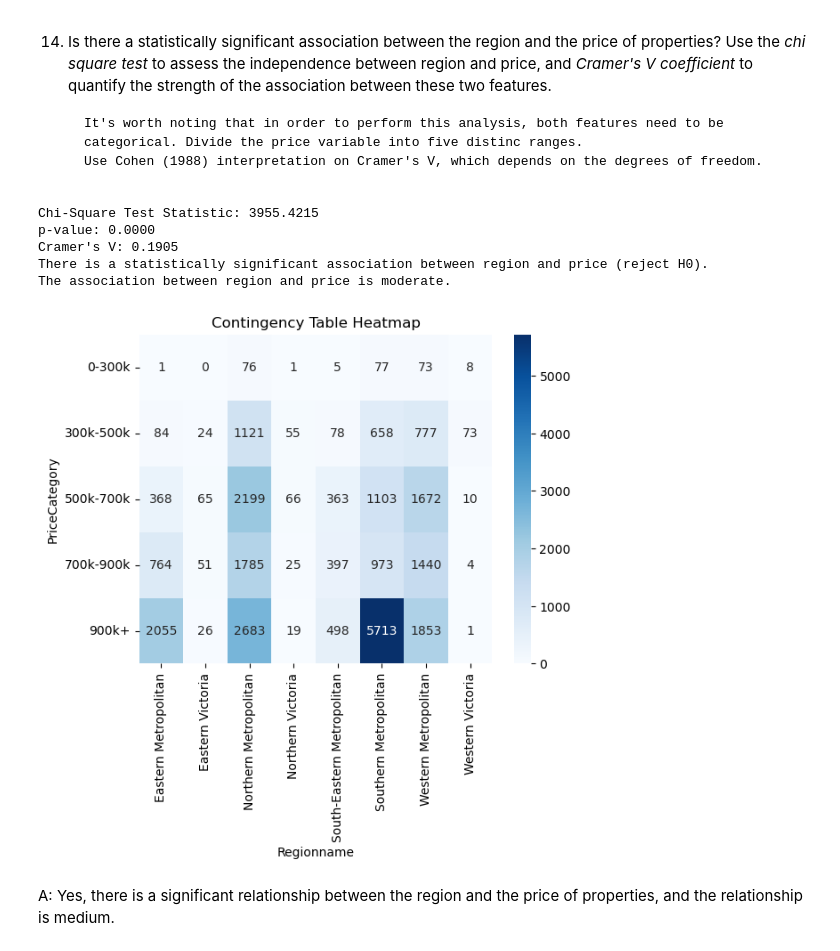
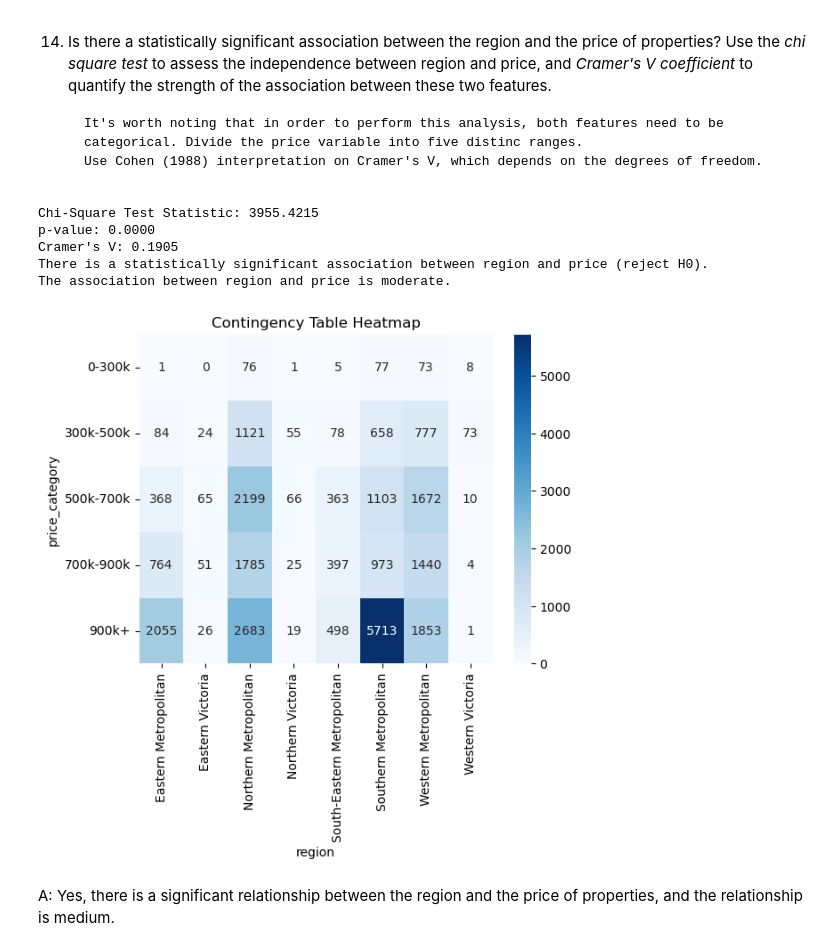
Before and after one commit to bruhu/week-6-assessment, a Jupyter notebook: assessment_notebook.ipynb, the cells around one changed output. Drawn from its saved outputs; the diff is of its cells as text; code cells hidden in the pictures.

Commit message:
fix column name references

```diff
--- a/assessment_notebook.ipynb
+++ b/assessment_notebook.ipynb
@@ -91,8 +91,8 @@ Index(['suburb', 'address', 'rooms', 'property_type', 'price', 'sale_type',
 # %% [markdown]
 1. Cast the `price` column in the dataset to an integer type and remove any null values in de `price` column. Which of the following statements is true regarding dropping null values?
 # %%
-# cast 'Price' column to integer type, remove null values
-df.loc[:, 'Price'] = pd.to_numeric(df['Price'], errors='coerce')
-df = df.dropna(subset=['Price'])
+# cast 'price' column to integer type, remove null values
+df.loc[:, 'price'] = pd.to_numeric(df['price'], errors='coerce')
+df = df.dropna(subset=['price'])
 # print(df)
 # %%
@@ -120,5 +120,5 @@ property_types = {
     't': 'Townhouse'
 }
 
-df['Type'] = df['Type'].replace(property_types)
+df['property_type'] = df['property_type'].replace(property_types)
 # %%
@@ -207,5 +207,5 @@ A: The correlation between property price and number of rooms is moderate.
 Use a scatter plot to visualize the relationship and calculate a correlation coefficient to determine the strength and direction of the correlation.
 # %%
 # fill empty values with mean
-df['Distance'] = df['Distance'].fillna(df['Distance'].mean())
+df['distance'] = df['distance'].fillna(df['distance'].mean())
 # %%
@@ -231,6 +231,6 @@ A: There is a weak negative correlation between the distance from CBD and the pr
 7. Is there a relationship between the property size and the property price?
 # %%
 # fill empty values with mean
-df['Landsize'] = df['Landsize'].fillna(df['Landsize'].mean())
+df['land_size'] = df['land_size'].fillna(df['land_size'].mean())
 # %%
 # Scatter plot to visualize the relationship
@@ -422,13 +422,13 @@ A: Most expensive: Southern Metropolitan, Cheapest: Western Victoria
         It's worth noting that in order to perform this analysis, both features need to be categorical. Divide the price variable into five distinc ranges.
         Use Cohen (1988) interpretation on Cramer's V, which depends on the degrees of freedom.
 # %%
-# Step 1: Categorize the 'Price' column into five distinct ranges
+# Step 1: Categorize the 'price' column into five distinct ranges
 price_bins = [0, 300000, 500000, 700000, 900000, np.inf]
 price_labels = ['0-300k', '300k-500k', '500k-700k', '700k-900k', '900k+']
-df['PriceCategory'] = pd.cut(df['Price'], bins=price_bins, labels=price_labels)
+df['price_category'] = pd.cut(df['price'], bins=price_bins, labels=price_labels)
 
-# Step 2: Create a contingency table of 'PriceCategory' vs 'Regionname'
-contingency_table = pd.crosstab(df['PriceCategory'], df['Regionname'])
+# Step 2: Create a contingency table of 'price_category' vs 'region'
+contingency_table = pd.crosstab(df['price_category'], df['region'])
 
 # Step 3: Perform the Chi-Square Test of Independence
 chi2_stat, p_val, dof, expected = stats.chi2_contingency(contingency_table)
@@ -440,34 +440,34 @@ cramers_v = np.sqrt(chi2_stat / (n * min_dim))
 
 # Step 5: Interpret the results
 print(f"Chi-Square Test Statistic: {chi2_stat:.4f}")
 print(f"p-value: {p_val:.4f}")
 print(f"Cramer's V: {cramers_v:.4f}")
 
 # Chi-Square Test Interpretation
 if p_val < 0.05:
     print("There is a statistically significant association between region and price (reject H0).")
 else:
     print("There is no statistically significant association between region and price (fail to reject H0).")
 
 # Cramer's V Interpretation based on Cohen (1988)
 if cramers_v < 0.1:
     print("The association between region and price is weak.")
 elif cramers_v < 0.3:
     print("The association between region and price is moderate.")
 else:
     print("The association between region and price is strong.")
 
 # Optionally, visualize the contingency table
 sns.heatmap(contingency_table, annot=True, cmap="Blues", fmt="d")
 plt.title("Contingency Table Heatmap")
 plt.show()
 # %% [output]
 Chi-Square Test Statistic: 3955.4215
 p-value: 0.0000
 Cramer's V: 0.1905
 There is a statistically significant association between region and price (reject H0).
 The association between region and price is moderate.
-[figure, old version]
+[figure, new version]
 # %% [markdown]
 A: Yes, there is a significant relationship between the region and the price of properties, and the relationship is medium.
 # %% [markdown]
```
Also changed, not shown: parts of 19 cells of this notebook.
